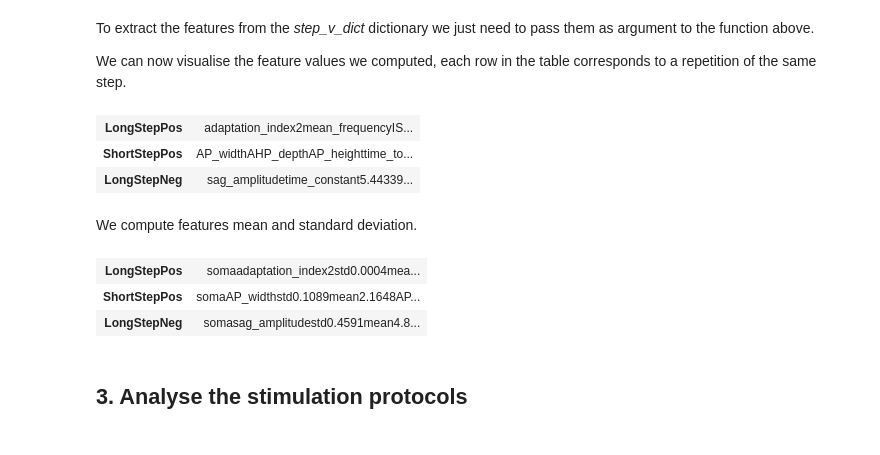
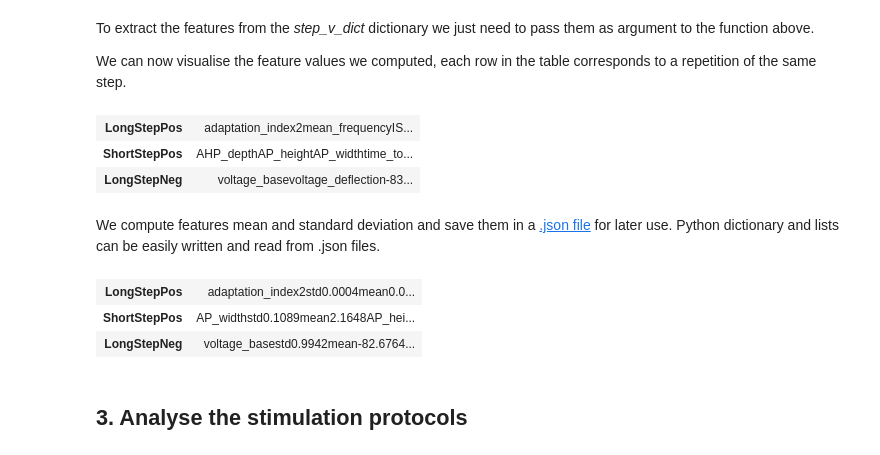
Before and after one commit to BlueBrain/SimulationTutorials, a Jupyter notebook: SfN2017/eFEL/efel.ipynb, the cells around one changed output. Drawn from its saved outputs; the diff is of its cells as text; code cells hidden in the pictures.

```diff
--- a/SfN2017/eFEL/efel.ipynb
+++ b/SfN2017/eFEL/efel.ipynb
@@ -198,7 +201,8 @@ def get_features(data):
     features_values = collections.defaultdict(dict)
 
     features_values['LongStepNeg'] = efel.getMeanFeatureValues(efel_traces['LongStepNeg'],
-                                                                ['time_constant', 'sag_amplitude'])
+                                                                ['voltage_deflection',
+                                                                'voltage_base'])
 
     features_values['LongStepPos'] = efel.getMeanFeatureValues(efel_traces['LongStepPos'],
                                                                ['mean_frequency', 'adaptation_index2',
@@ -224,28 +228,32 @@ efel_features = dict(get_features(steps_v_dict))
 IPython.display.HTML(json2html.convert(json=efel_features))
 # %% [output]
 | LongStepPos | adaptation_index2mean_frequencyIS... |
-| ShortStepPos | AP_widthAHP_depthAP_heighttime_to... |
-| LongStepNeg | sag_amplitudetime_constant5.44339... |
+| ShortStepPos | AHP_depthAP_heightAP_widthtime_to... |
+| LongStepNeg | voltage_basevoltage_deflection-83... |
-# %% [markdown]
-We compute features mean and standard deviation.
+# %% [markdown]
+We compute features mean and standard deviation and save them in a [.json file](https://en.wikipedia.org/wiki/JSON#Example) for later use. Python dictionary and lists can be easily written and read from .json files.
 # %%
 features_dict = collections.OrderedDict()
 for step_name, reps in efel_features.items():
     feature_values = collections.defaultdict(list)
     for rep in reps:
         for feature_name, value in rep.iteritems():
             feature_values[feature_name].append(value)
 
-    features_dict[step_name] = {"soma":{}}
+    features_dict[step_name] = {}
     for name, values in feature_values.items():
-        features_dict[step_name]["soma"][name] = {"mean":round(numpy.mean(values), 4),
-                                                  "std":round(numpy.std(values), 4)}
+        features_dict[step_name][name] = {"std":round(numpy.std(values), 4),
+                                                  "mean":round(numpy.mean(values), 4)}
+
+# Save to json
+with open("features.json", "w") as f:
+    json.dump(features_dict, f, indent = 4)
 
 IPython.display.HTML(json2html.convert(json=dict(features_dict)))
 # %% [output]
-| LongStepPos | somaadaptation_index2std0.0004mea... |
-| ShortStepPos | somaAP_widthstd0.1089mean2.1648AP... |
-| LongStepNeg | somasag_amplitudestd0.4591mean4.8... |
+| LongStepPos | adaptation_index2std0.0004mean0.0... |
+| ShortStepPos | AP_widthstd0.1089mean2.1648AP_hei... |
+| LongStepNeg | voltage_basestd0.9942mean-82.6764... |
 # %% [markdown]
 ## 3. Analyse the stimulation protocols
 # %% [markdown]
```
Also changed, not shown: parts of 2 cells of this notebook, 3 other files.
